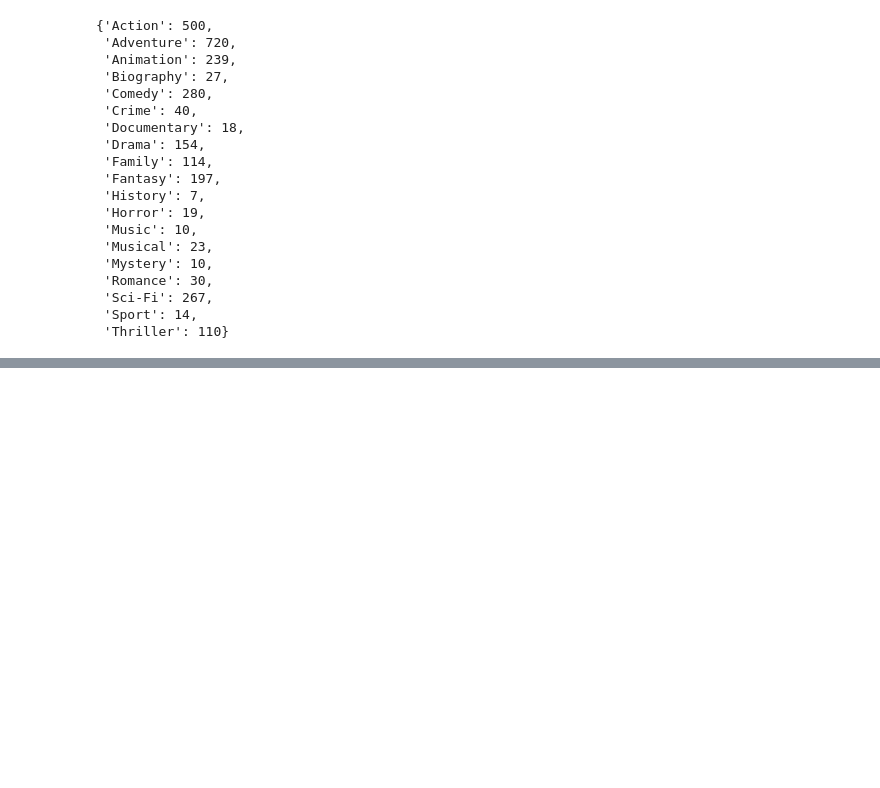
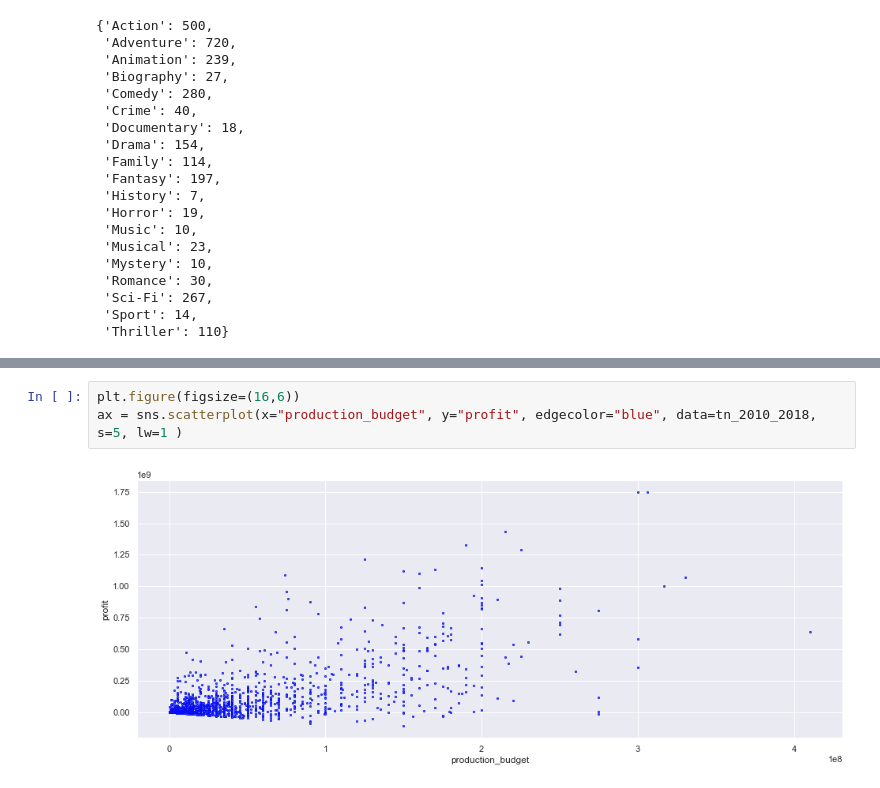
Before and after one commit to MFAP9/module1project, a Jupyter notebook: Project 1.ipynb, the cells around one changed output, grey strips where cells are left out. Drawn from its saved outputs; the diff is of its cells as text; blank space fills up the shorter version.

```diff
--- a/Project 1.ipynb
+++ b/Project 1.ipynb
@@ -663,0 +683,5 @@ tngenresdict
+# %%
+plt.figure(figsize=(16,6))
+ax = sns.scatterplot(x="production_budget", y="profit", edgecolor="blue", data=tn_2010_2018, s=5, lw=1 )
+# %% [output]
+[figure, added]
```
Also changed, not shown: parts of 11 cells of this notebook.
